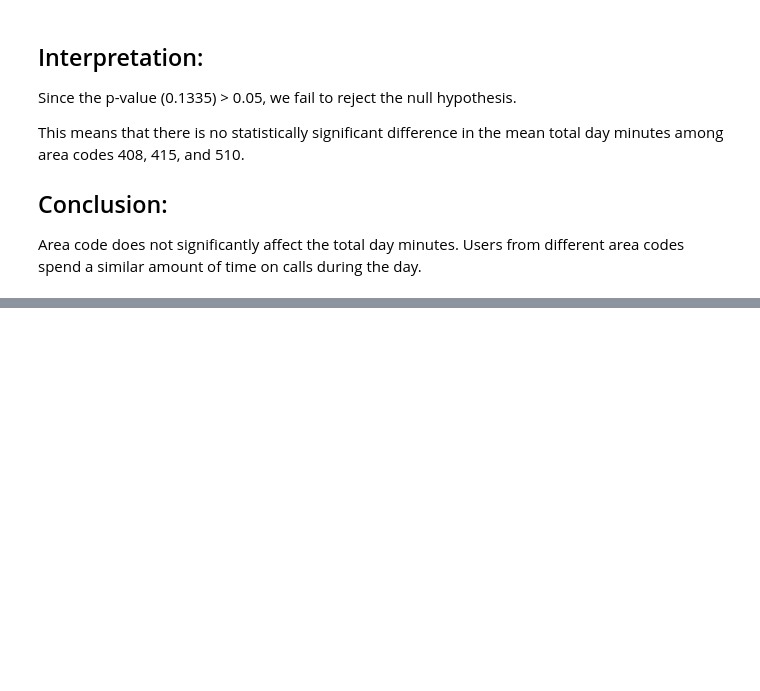
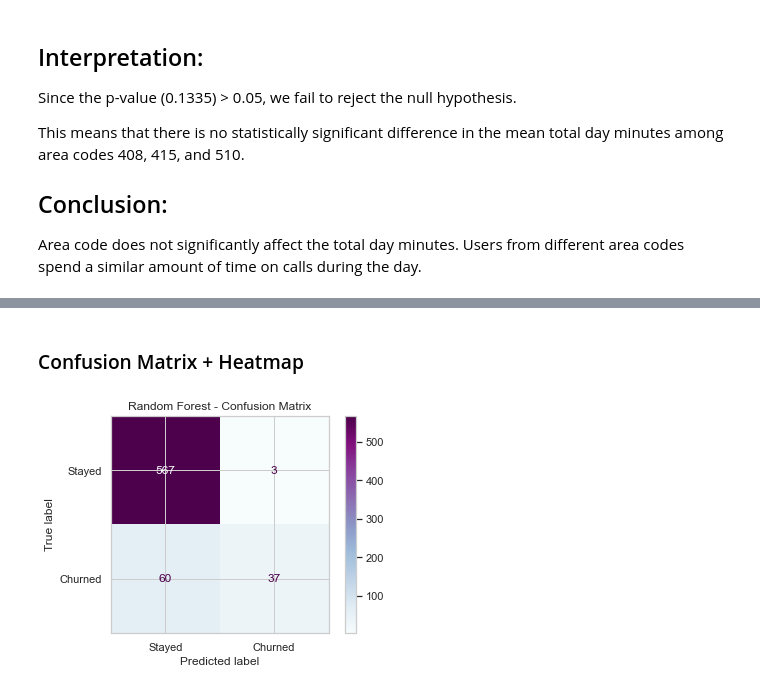
Before and after one commit to Lndanu/Customer-Churn-Intelligence, a Jupyter notebook: notebooks/Customer Churn .ipynb, the cells around one changed output, grey strips where cells are left out. Cells and saved outputs as stored; diff of their text form; code cells hidden in the pictures; blank space fills up the shorter version.

```diff
--- a/notebooks/Customer Churn .ipynb
+++ b/notebooks/Customer Churn .ipynb
@@ -731,0 +878,15 @@ Area code does not significantly affect the total day minutes. Users from differ
+# %%
+from sklearn.ensemble import RandomForestClassifier
+
+# Create pipeline
+rf_pipeline = Pipeline(steps=[
+    ('preprocessor', preprocessor),
+    ('classifier', RandomForestClassifier(n_estimators=100, random_state=42))
+])
+
+# Train the model
+rf_pipeline.fit(X_train, y_train)
+
+# Predict
+y_pred_rf = rf_pipeline.predict(X_test)
+y_proba_rf = rf_pipeline.predict_proba(X_test)[:, 1]
@@ -731,0 +909,10 @@ Area code does not significantly affect the total day minutes. Users from differ
+# %% [markdown]
+### Confusion Matrix + Heatmap
+# %%
+cm_rf = confusion_matrix(y_test, y_pred_rf)
+disp_rf = ConfusionMatrixDisplay(confusion_matrix=cm_rf, display_labels=["Stayed", "Churned"])
+disp_rf.plot(cmap="BuPu")
+plt.title("Random Forest - Confusion Matrix")
+plt.show()
+# %% [output]
+[figure, added]
```
Also changed, not shown: parts of 27 cells of this notebook.
